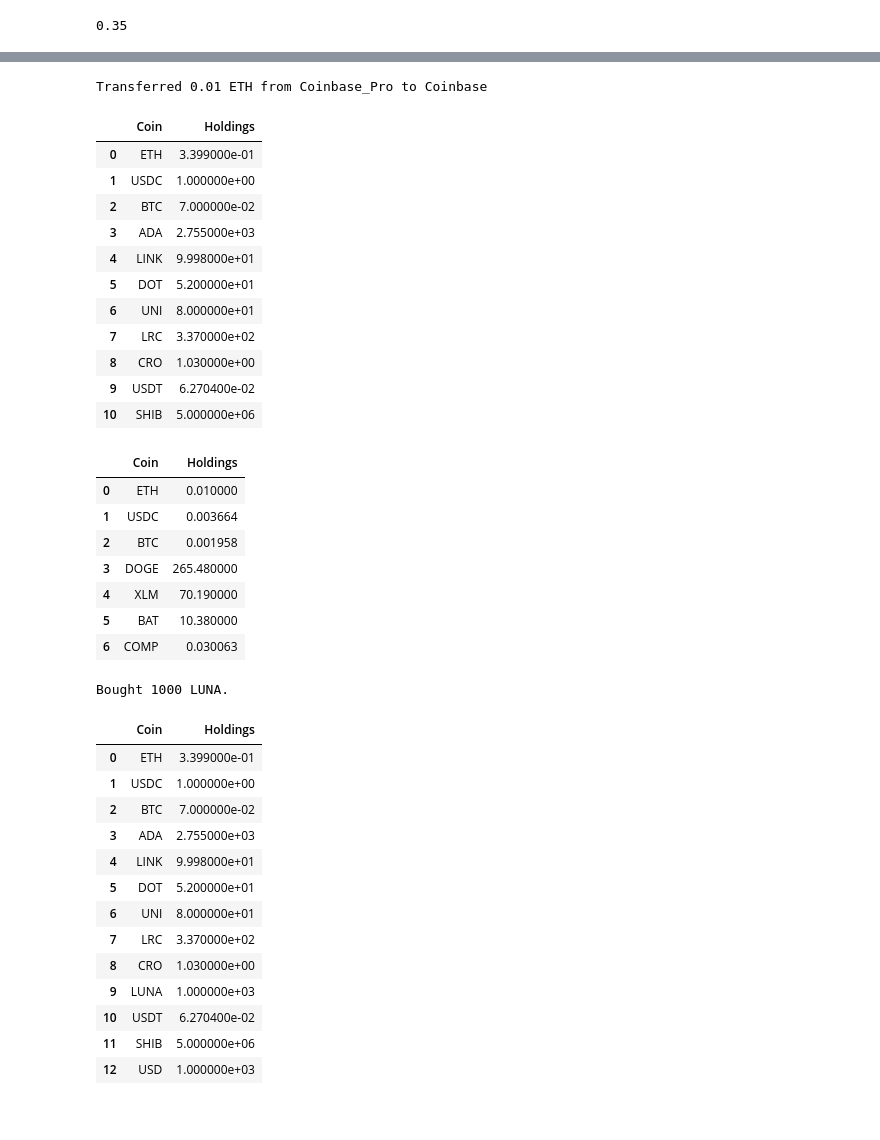
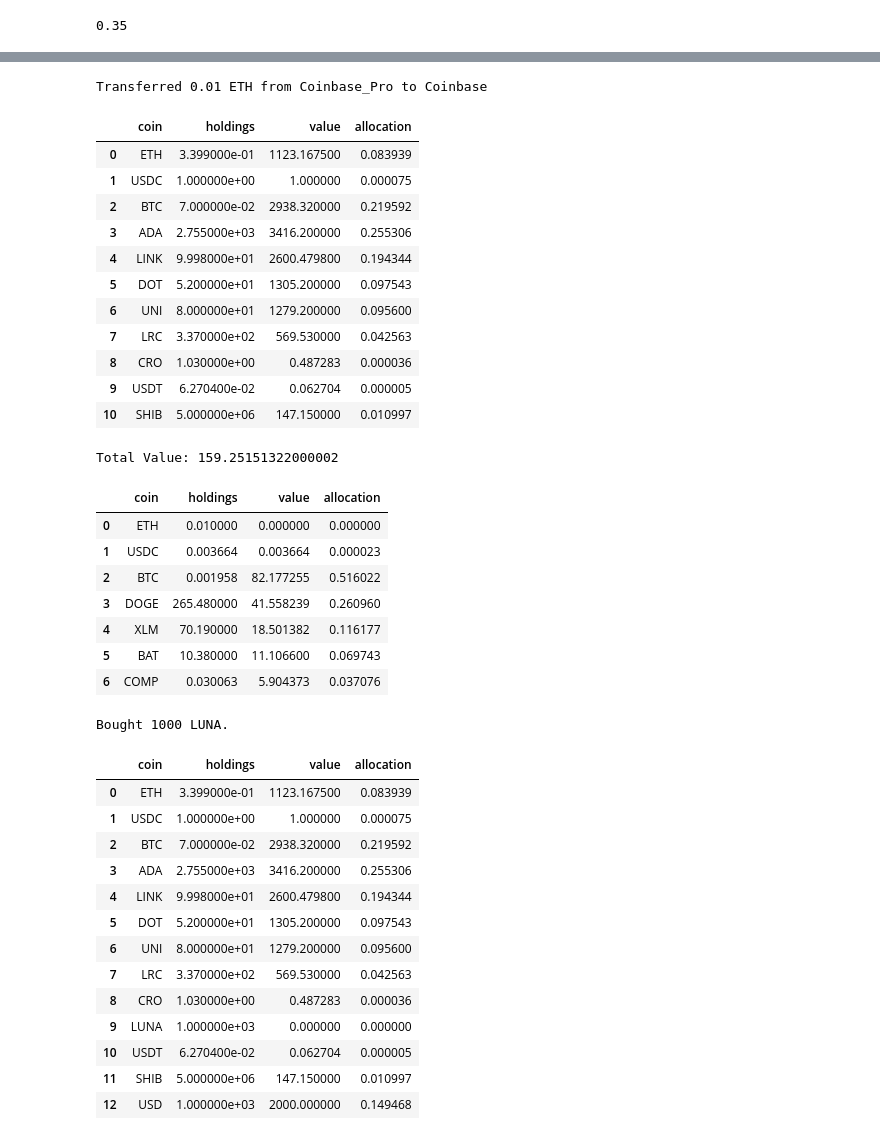
Before and after one commit to jko0401/defi, a Jupyter notebook: defi/test.ipynb, the cells around one changed output, grey strips where cells are left out. Saved outputs shown, nothing was run; the diff lists cells and outputs as text; code cells hidden in the pictures.

```diff
--- a/defi/test.ipynb
+++ b/defi/test.ipynb
@@ -34,32 +45,33 @@ ValueError: could not convert string to float: 'ETH'
 cb_pro = platforms['Coinbase_Pro']
 cb = platforms['Coinbase']
 Transaction.transfer(origin=cb_pro, destination=cb, token='ethereum', amount=0.01, fee=0.0001)
-platforms['Coinbase_Pro'].to_df()
+platforms['Coinbase_Pro'].show()
 # %% [output]
 Transferred 0.01 ETH from Coinbase_Pro to Coinbase
-|  | Coin | Holdings |
-| 0 | ETH | 3.399000e-01 |
-| 1 | USDC | 1.000000e+00 |
-| 2 | BTC | 7.000000e-02 |
-| 3 | ADA | 2.755000e+03 |
-| 4 | LINK | 9.998000e+01 |
-| 5 | DOT | 5.200000e+01 |
-| 6 | UNI | 8.000000e+01 |
-| 7 | LRC | 3.370000e+02 |
-| 8 | CRO | 1.030000e+00 |
-| 9 | USDT | 6.270400e-02 |
-| 10 | SHIB | 5.000000e+06 |
+|  | coin | holdings | value | allocation |
+| 0 | ETH | 3.399000e-01 | 1123.167500 | 0.083939 |
+| 1 | USDC | 1.000000e+00 | 1.000000 | 0.000075 |
+| 2 | BTC | 7.000000e-02 | 2938.320000 | 0.219592 |
+| 3 | ADA | 2.755000e+03 | 3416.200000 | 0.255306 |
+| 4 | LINK | 9.998000e+01 | 2600.479800 | 0.194344 |
+| 5 | DOT | 5.200000e+01 | 1305.200000 | 0.097543 |
+| 6 | UNI | 8.000000e+01 | 1279.200000 | 0.095600 |
+| 7 | LRC | 3.370000e+02 | 569.530000 | 0.042563 |
+| 8 | CRO | 1.030000e+00 | 0.487283 | 0.000036 |
+| 9 | USDT | 6.270400e-02 | 0.062704 | 0.000005 |
+| 10 | SHIB | 5.000000e+06 | 147.150000 | 0.010997 |
 # %%
-platforms['Coinbase'].to_df()
+platforms['Coinbase'].show()
 # %% [output]
+Total Value: 159.25151322000002
-|  | Coin | Holdings |
-| 0 | ETH | 0.010000 |
-| 1 | USDC | 0.003664 |
-| 2 | BTC | 0.001958 |
-| 3 | DOGE | 265.480000 |
-| 4 | XLM | 70.190000 |
-| 5 | BAT | 10.380000 |
-| 6 | COMP | 0.030063 |
+|  | coin | holdings | value | allocation |
+| 0 | ETH | 0.010000 | 0.000000 | 0.000000 |
+| 1 | USDC | 0.003664 | 0.003664 | 0.000023 |
+| 2 | BTC | 0.001958 | 82.177255 | 0.516022 |
+| 3 | DOGE | 265.480000 | 41.558239 | 0.260960 |
+| 4 | XLM | 70.190000 | 18.501382 | 0.116177 |
+| 5 | BAT | 10.380000 | 11.106600 | 0.069743 |
+| 6 | COMP | 0.030063 | 5.904373 | 0.037076 |
 # %%
 cb_pro.add(Coin(coin='USD', ticker='USD', price=1, holdings=2000))
 # %%
@@ -67,20 +79,20 @@ Transaction.transact(cb_pro, 'terra-luna', amount=1000, proceeds=1000, type='buy
 # %% [output]
 Bought 1000 LUNA.
 # %%
-cb_pro.to_df()
+cb_pro.show()
 # %% [output]
-|  | Coin | Holdings |
-| 0 | ETH | 3.399000e-01 |
-| 1 | USDC | 1.000000e+00 |
-| 2 | BTC | 7.000000e-02 |
-| 3 | ADA | 2.755000e+03 |
-| 4 | LINK | 9.998000e+01 |
-| 5 | DOT | 5.200000e+01 |
-| 6 | UNI | 8.000000e+01 |
-| 7 | LRC | 3.370000e+02 |
-| 8 | CRO | 1.030000e+00 |
-| 9 | LUNA | 1.000000e+03 |
-| 10 | USDT | 6.270400e-02 |
-| 11 | SHIB | 5.000000e+06 |
-| 12 | USD | 1.000000e+03 |
+|  | coin | holdings | value | allocation |
+| 0 | ETH | 3.399000e-01 | 1123.167500 | 0.083939 |
+| 1 | USDC | 1.000000e+00 | 1.000000 | 0.000075 |
+| 2 | BTC | 7.000000e-02 | 2938.320000 | 0.219592 |
+| 3 | ADA | 2.755000e+03 | 3416.200000 | 0.255306 |
+| 4 | LINK | 9.998000e+01 | 2600.479800 | 0.194344 |
+| 5 | DOT | 5.200000e+01 | 1305.200000 | 0.097543 |
+| 6 | UNI | 8.000000e+01 | 1279.200000 | 0.095600 |
+| 7 | LRC | 3.370000e+02 | 569.530000 | 0.042563 |
+| 8 | CRO | 1.030000e+00 | 0.487283 | 0.000036 |
+| 9 | LUNA | 1.000000e+03 | 0.000000 | 0.000000 |
+| 10 | USDT | 6.270400e-02 | 0.062704 | 0.000005 |
+| 11 | SHIB | 5.000000e+06 | 147.150000 | 0.010997 |
+| 12 | USD | 1.000000e+03 | 2000.000000 | 0.149468 |
 # %%
```
Also changed, not shown: parts of 6 cells of this notebook, 8 other files.
